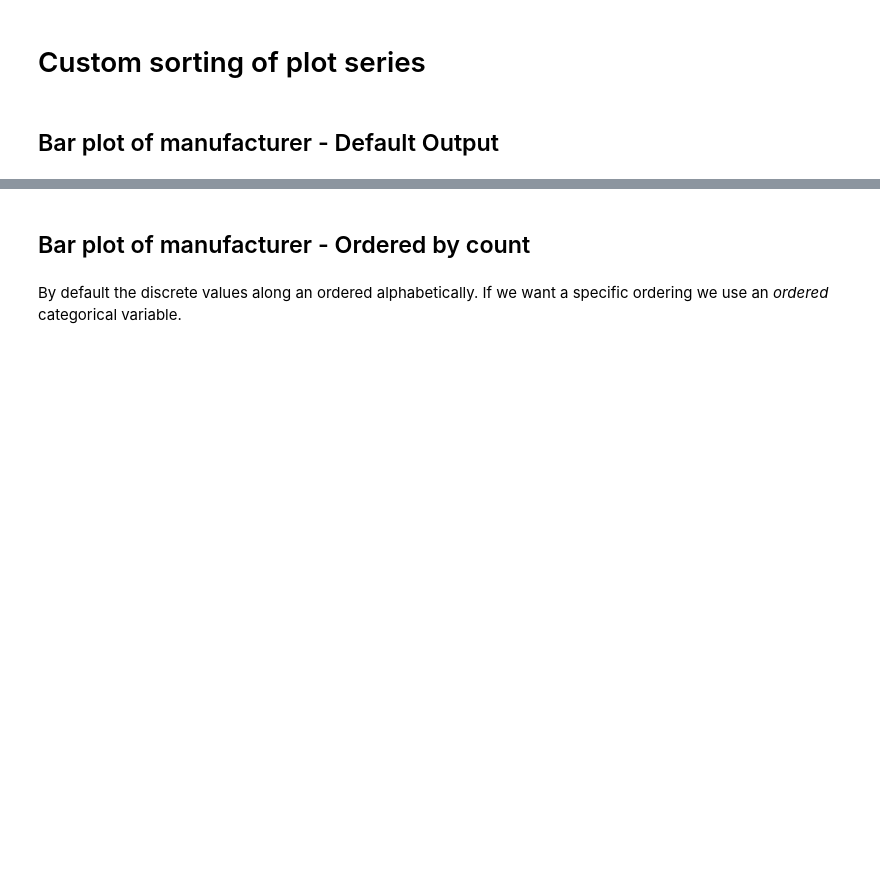
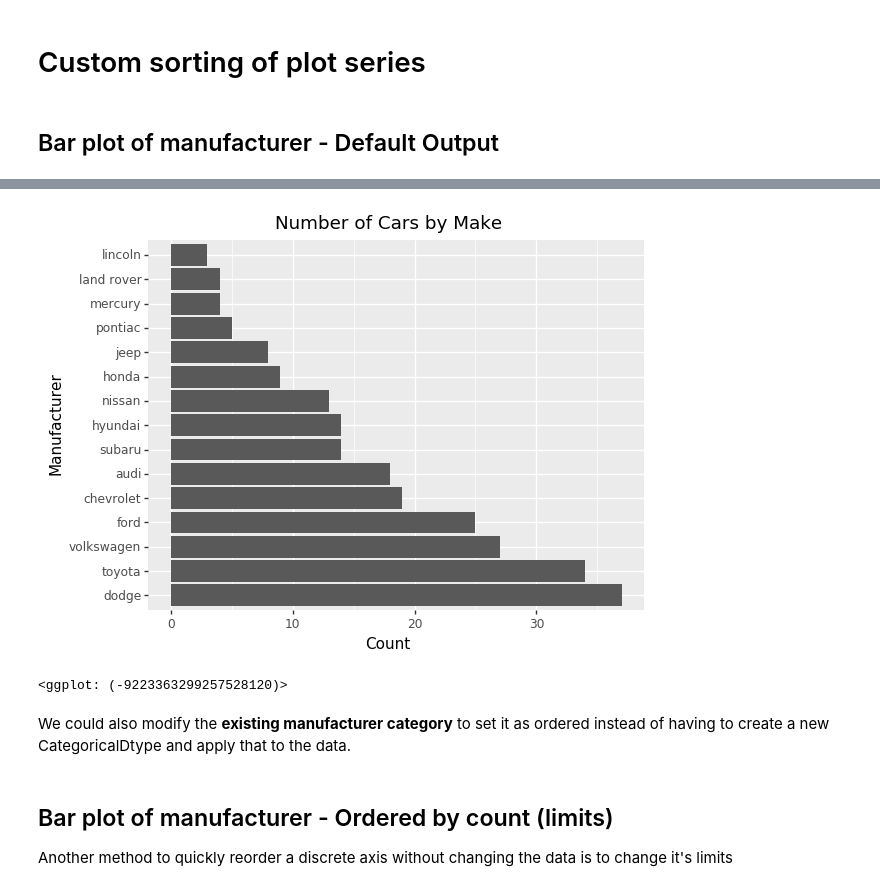
Before and after one commit to has2k1/plotnine-examples, a Jupyter notebook: plotnine_examples/tutorials/miscellaneous-order-plot-series.ipynb, the cells around one changed output, grey strips where cells are left out. Saved outputs shown, nothing was run; the diff lists cells and outputs as text; code cells hidden in the pictures; blank space fills up the shorter version.

Commit message:
order-plot-series: Show off limits&reverse, adjust to current pandas syntax

```diff
--- a/plotnine_examples/tutorials/miscellaneous-order-plot-series.ipynb
+++ b/plotnine_examples/tutorials/miscellaneous-order-plot-series.ipynb
@@ -22,0 +30,21 @@ from plotnine.data import mpg
+# %%
+# Determine order and create a categorical type
+# Note that value_counts() is already sorted
+manufacturer_list = mpg['manufacturer'].value_counts().index.tolist()
+manufacturer_cat = pd.Categorical(mpg['manufacturer'], categories=manufacturer_list)
+
+# assign to a new column in the DataFrame
+mpg = mpg.assign(manufacturer_cat = manufacturer_cat)
+
+(ggplot(mpg)
+ + aes(x='manufacturer_cat')
+ + geom_bar(size=20)
+ + coord_flip()
+ + labs(y='Count', x='Manufacturer', title='Number of Cars by Make')
+)
+# %% [output]
+[figure, added]
+<ggplot: (-9223363299257528120)>
+# %% [markdown]
+We could also modify the **existing manufacturer category** to set it as ordered
+instead of having to create a new CategoricalDtype and apply that to the data.
@@ -23,7 +54,7 @@ from plotnine.data import mpg
 # %% [markdown]
-## Bar plot of manufacturer - Ordered by count
+## Bar plot of manufacturer - Ordered by count (limits)
+
+Another method to quickly reorder a discrete axis without changing the data
+is to change it's limits
-# %% [markdown]
-By default the discrete values along an ordered alphabetically. If we want a specific ordering
-we use an *ordered* categorical variable.
 # %%
 # Determine order and create a categorical type
```
Also changed, not shown: parts of 8 cells of this notebook.
